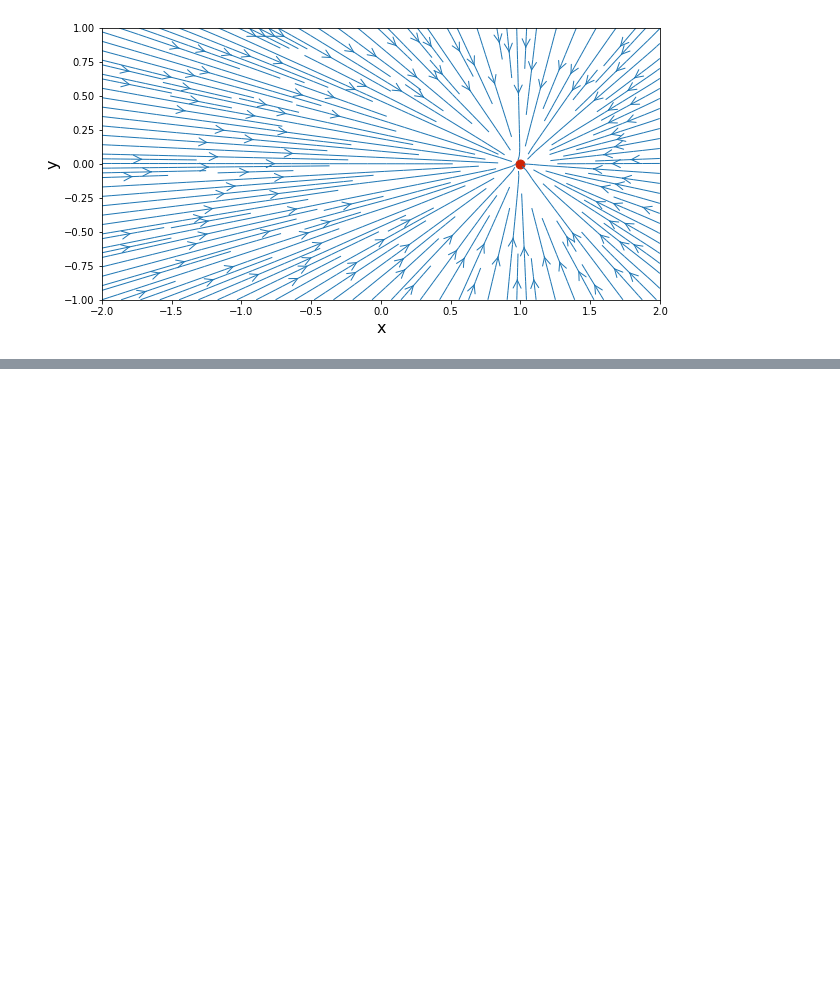
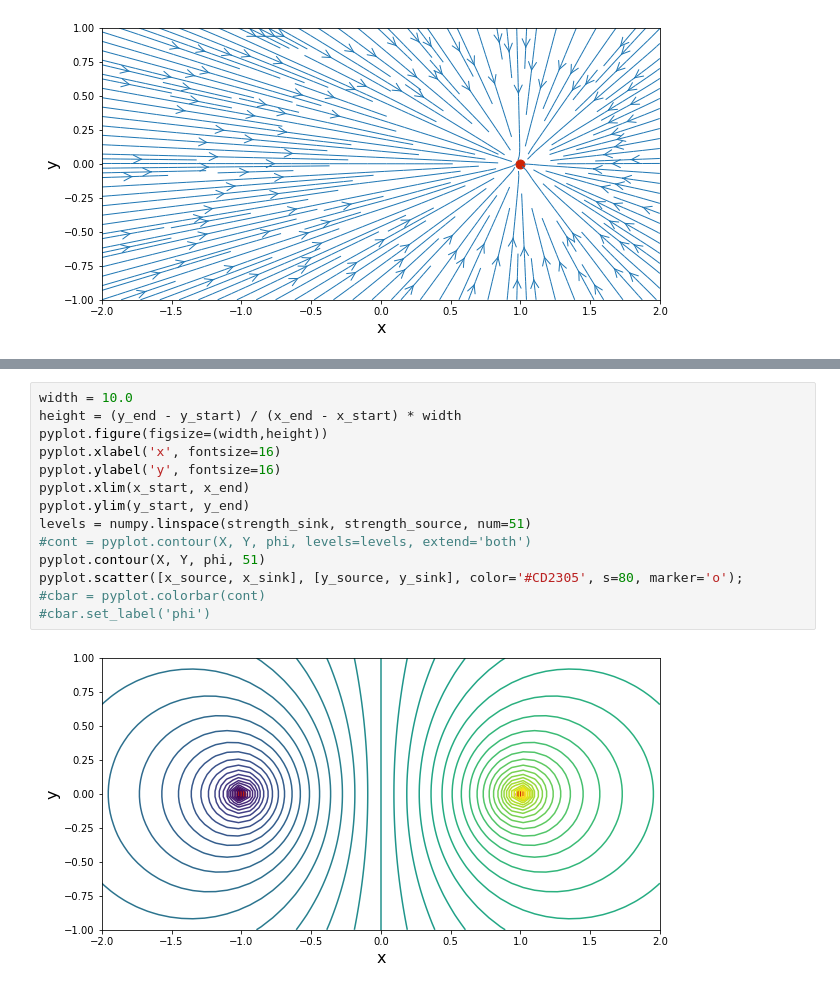
Before and after one commit to ppaulson56/MAE6226, a Jupyter notebook: 01_L1.ipynb, the cells around one changed output, grey strips where cells are left out. Saved outputs shown, nothing was run; the diff lists cells and outputs as text; blank space fills up the shorter version.

```diff
--- a/01_L1.ipynb
+++ b/01_L1.ipynb
@@ -85,0 +105,16 @@ pyplot.scatter(x_sink, y_sink, color='#CD2305', s=80, marker='o');
+# %%
+width = 10.0
+height = (y_end - y_start) / (x_end - x_start) * width
+pyplot.figure(figsize=(width,height))
+pyplot.xlabel('x', fontsize=16)
+pyplot.ylabel('y', fontsize=16)
+pyplot.xlim(x_start, x_end)
+pyplot.ylim(y_start, y_end)
+levels = numpy.linspace(strength_sink, strength_source, num=51)
+#cont = pyplot.contour(X, Y, phi, levels=levels, extend='both')
+pyplot.contour(X, Y, phi, 51)
+pyplot.scatter([x_source, x_sink], [y_source, y_sink], color='#CD2305', s=80, marker='o');
+#cbar = pyplot.colorbar(cont)
+#cbar.set_label('phi')
+# %% [output]
+[figure, added]
```
Also changed, not shown: parts of 2 cells of this notebook, 1 other file.
